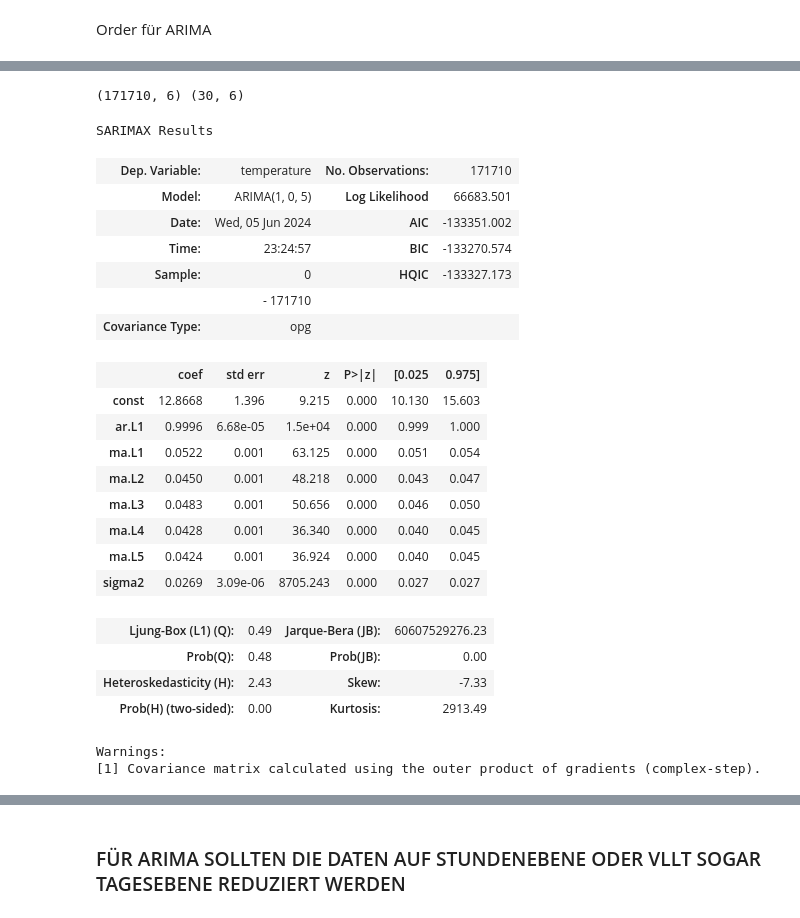
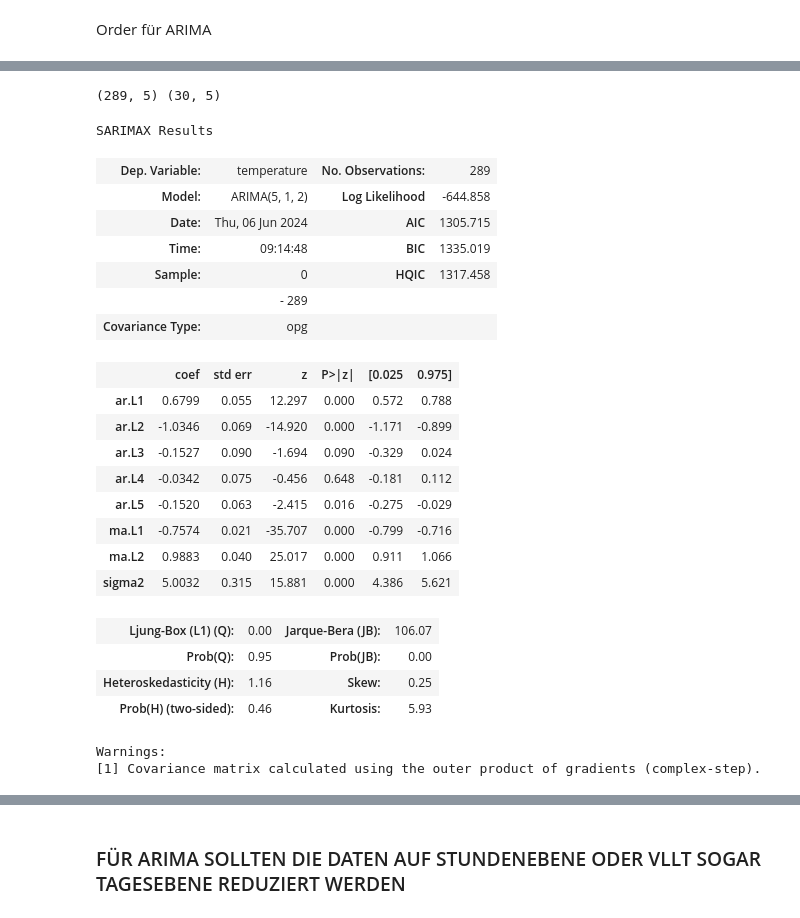
Before and after one commit to Ben99192/Umweltmonitoring_Projekt, a Jupyter notebook: ML_Modell.ipynb, the cells around one changed output, grey strips where cells are left out. Cells and saved outputs as stored; diff of their text form; code cells hidden in the pictures.

```diff
--- a/ML_Modell.ipynb
+++ b/ML_Modell.ipynb
@@ -198,6 +198,4 @@ station_data = df[df['senseid_fk'] == station_id]
 # Sortieren nach Zeit
 station_data = station_data.sort_values(by='time')
 
-# Zeit und Temperatur als Zeitreihe
-station_data.set_index('time', inplace=True)
-temperature_series = station_data['temperature']
+station_data.drop(columns=['senseid_fk'], inplace=True)
@@ -220,0 +202,9 @@ station_data
+# %%
+# Erstelle eine neue Spalte 'date' für das Datum
+station_data['date'] = station_data['time'].dt.date
+
+# Gruppiere nach 'date' und berechne den Durchschnitt
+daily_average = station_data.groupby('date').mean().reset_index()
+
+# Falls 'index' nicht mehr benötigt wird
+daily_average.drop(columns=['index'], inplace=True)
@@ -221 +220,5 @@ station_data
+# %%
+# # Zeit und Temperatur als Zeitreihe
+daily_average.set_index('time', inplace=True)
+temperature_series = daily_average['temperature']
 # %%
@@ -290,37 +294,37 @@ Warnings:
 # %%
 from statsmodels.tsa.arima.model import ARIMA
 # %%
-train=station_data.iloc[:-30]
-test=station_data.iloc[-30:]
+train=daily_average.iloc[:-30]
+test=daily_average.iloc[-30:]
 print(train.shape,test.shape)
 # %% [output]
-(171710, 6) (30, 6)
+(289, 5) (30, 5)
 # %%
-model=ARIMA(train["temperature"],order=(1,0,5))
+model=ARIMA(train["temperature"],order=(5,1,2))
 model=model.fit()
 model.summary()
 # %% [output]
 SARIMAX Results
-| Dep. Variable: | temperature | No. Observations: | 171710 |
-| Model: | ARIMA(1, 0, 5) | Log Likelihood | 66683.501 |
-| Date: | Wed, 05 Jun 2024 | AIC | -133351.002 |
-| Time: | 23:24:57 | BIC | -133270.574 |
-| Sample: | 0 | HQIC | -133327.173 |
-|  | - 171710 |  |  |
+| Dep. Variable: | temperature | No. Observations: | 289 |
+| Model: | ARIMA(5, 1, 2) | Log Likelihood | -644.858 |
+| Date: | Thu, 06 Jun 2024 | AIC | 1305.715 |
+| Time: | 09:14:48 | BIC | 1335.019 |
+| Sample: | 0 | HQIC | 1317.458 |
+|  | - 289 |  |  |
 | Covariance Type: | opg |  |  |
 |  | coef | std err | z | P>|z| | [0.025 | 0.975] |
-| const | 12.8668 | 1.396 | 9.215 | 0.000 | 10.130 | 15.603 |
-| ar.L1 | 0.9996 | 6.68e-05 | 1.5e+04 | 0.000 | 0.999 | 1.000 |
-| ma.L1 | 0.0522 | 0.001 | 63.125 | 0.000 | 0.051 | 0.054 |
-| ma.L2 | 0.0450 | 0.001 | 48.218 | 0.000 | 0.043 | 0.047 |
-| ma.L3 | 0.0483 | 0.001 | 50.656 | 0.000 | 0.046 | 0.050 |
-| ma.L4 | 0.0428 | 0.001 | 36.340 | 0.000 | 0.040 | 0.045 |
-| ma.L5 | 0.0424 | 0.001 | 36.924 | 0.000 | 0.040 | 0.045 |
-| sigma2 | 0.0269 | 3.09e-06 | 8705.243 | 0.000 | 0.027 | 0.027 |
+| ar.L1 | 0.6799 | 0.055 | 12.297 | 0.000 | 0.572 | 0.788 |
+| ar.L2 | -1.0346 | 0.069 | -14.920 | 0.000 | -1.171 | -0.899 |
+| ar.L3 | -0.1527 | 0.090 | -1.694 | 0.090 | -0.329 | 0.024 |
+| ar.L4 | -0.0342 | 0.075 | -0.456 | 0.648 | -0.181 | 0.112 |
+| ar.L5 | -0.1520 | 0.063 | -2.415 | 0.016 | -0.275 | -0.029 |
+| ma.L1 | -0.7574 | 0.021 | -35.707 | 0.000 | -0.799 | -0.716 |
+| ma.L2 | 0.9883 | 0.040 | 25.017 | 0.000 | 0.911 | 1.066 |
+| sigma2 | 5.0032 | 0.315 | 15.881 | 0.000 | 4.386 | 5.621 |
-| Ljung-Box (L1) (Q): | 0.49 | Jarque-Bera (JB): | 60607529276.23 |
-| Prob(Q): | 0.48 | Prob(JB): | 0.00 |
-| Heteroskedasticity (H): | 2.43 | Skew: | -7.33 |
-| Prob(H) (two-sided): | 0.00 | Kurtosis: | 2913.49 |
+| Ljung-Box (L1) (Q): | 0.00 | Jarque-Bera (JB): | 106.07 |
+| Prob(Q): | 0.95 | Prob(JB): | 0.00 |
+| Heteroskedasticity (H): | 1.16 | Skew: | 0.25 |
+| Prob(H) (two-sided): | 0.46 | Kurtosis: | 5.93 |
 Warnings:
 [1] Covariance matrix calculated using the outer product of gradients (complex-step).
 # %%
```
Also changed, not shown: parts of 8 cells of this notebook.
